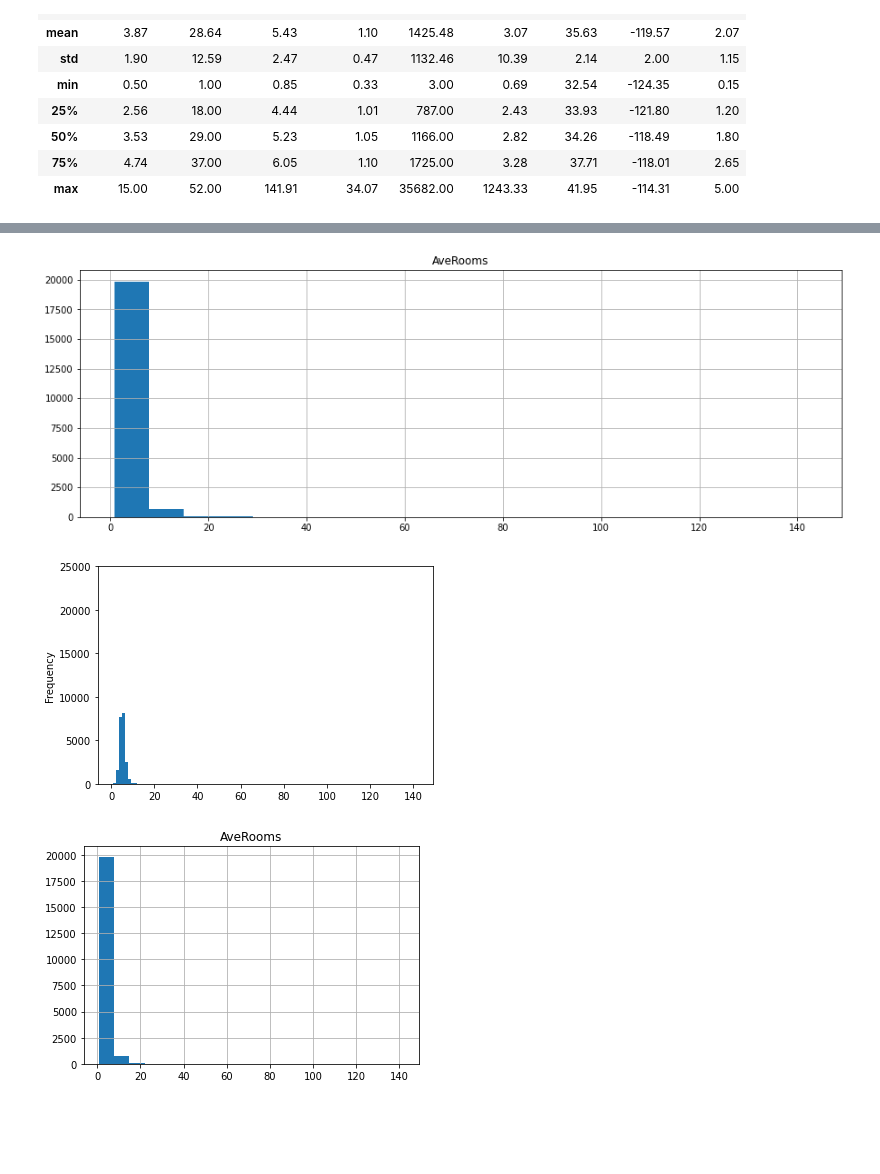
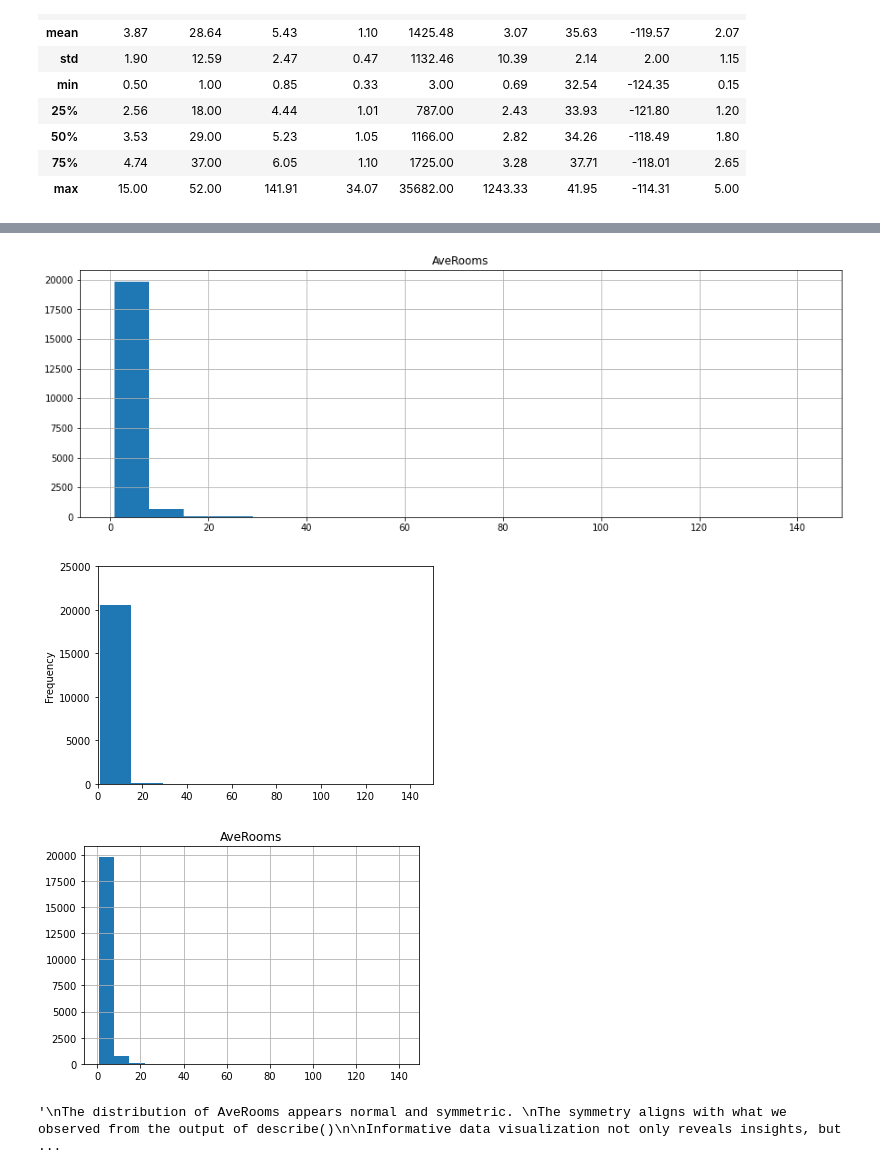
Before and after one commit to IssamAbdoh/Data-Science-Sololearn, a Jupyter notebook: Linear Regression/1/Exploratory Data Analysis.ipynb, the cells around one changed output, grey strips where cells are left out. Drawn from its saved outputs; the diff is of its cells as text; code cells hidden in the pictures; blank space fills up the shorter version.

Commit message:
Studying Linear Regression Exploratory Data Analysis

```diff
--- a/Linear Regression/1/Exploratory Data Analysis.ipynb
+++ b/Linear Regression/1/Exploratory Data Analysis.ipynb
@@ -76,0 +133,7 @@ california_housing.describe(include = 'all').round(2)
+# %%
+data_url = "http://lib.stat.cmu.edu/datasets/boston"
+raw_df = pd.read_csv(data_url, sep="\s+", skiprows=22, header=None)
+data = np.hstack([raw_df.values[::2, :], raw_df.values[1::2, :2]])
+target = raw_df.values[1::2, 2]
+boston2 = pd.DataFrame(data,columns=boston_dataset.feature_names)
+boston2.describe(include = 'all').round(2)
@@ -77,27 +150,28 @@ california_housing.describe(include = 'all').round(2)
 # %%
 """
 Summary statistics provides a general idea of each feature and the target,
 but visualization reveals the information more clearly.
 
 It’s a good practice to visualize and inspect the distribution column by column.
 """
 
 california_housing.hist(column='AveRooms',bins=20,figsize=(15,5))
 plt.show()
 
-california_housing['AveRooms'].plot(kind='hist',ylim=(0,25000),bins=100)
+california_housing['AveRooms'].plot(kind='hist',ylim=(0,25000),xlim=(0,150))
 plt.show()
 
 california_housing.hist(column='AveRooms', bins=20)
 plt.show()
 
 """
 The distribution of AveRooms appears normal and symmetric.
 The symmetry aligns with what we observed from the output of describe()
 
 Informative data visualization not only reveals insights, but they are invaluable to communicate findings to stakeholders.
 """
 # %% [output]
 [figure]
-[figure, old version]
+[figure, new version]
 [figure]
+'\nThe distribution of AveRooms appears normal and symmetric. \nThe symmetry aligns with what we observed from the output of describe()\n\nInformative data visualization not only reveals insights, but ...
```
Also changed, not shown: parts of 7 cells of this notebook.
